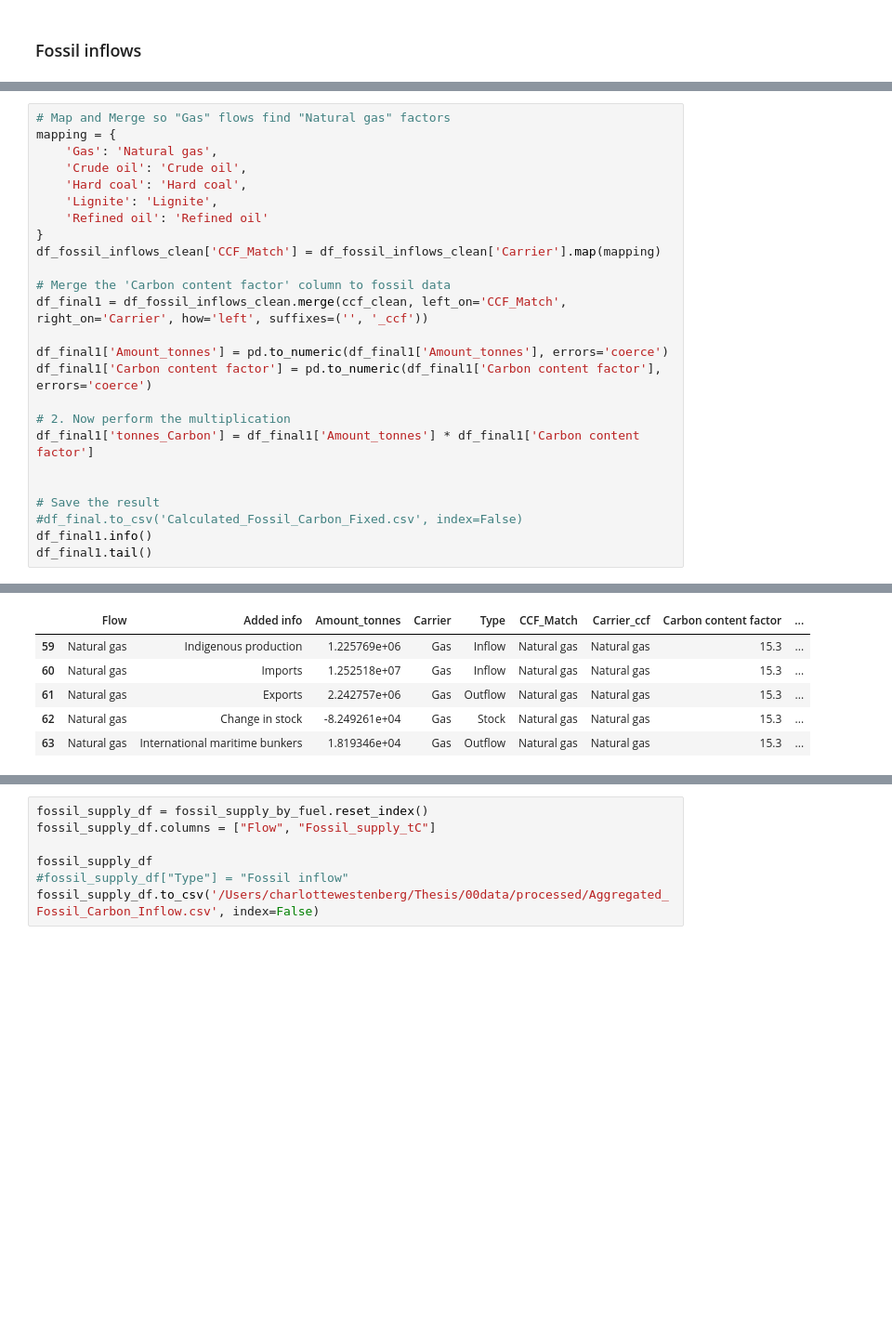
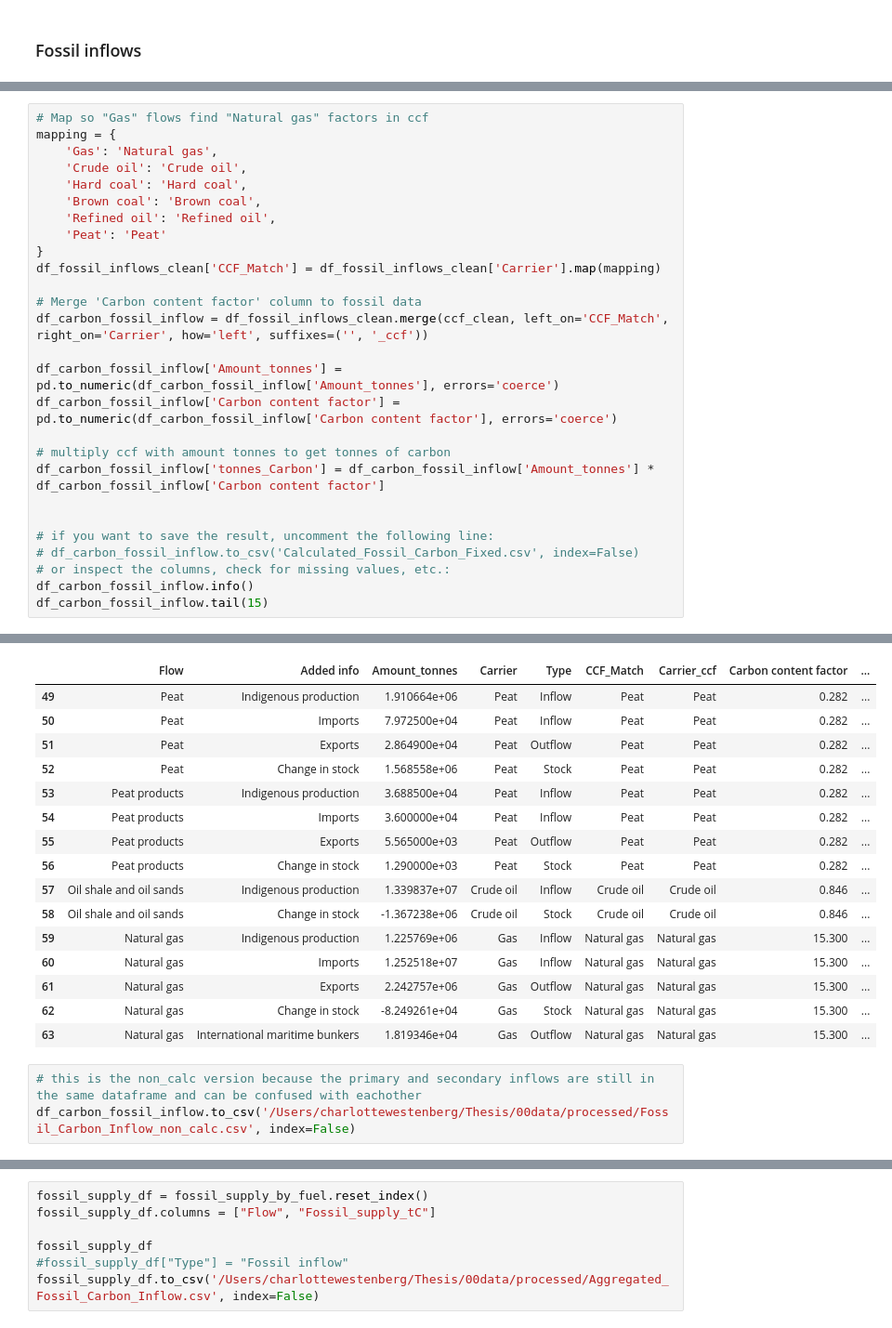
Before and after one commit to charliewestenberg/carbon-mfa-thesis, a Jupyter notebook: 01notebooks/01.2_data_cleaning.ipynb, the cells around one changed output, grey strips where cells are left out. Shown at 93% size. Saved outputs shown, nothing was run; the diff lists cells and outputs as text; blank space fills up the shorter version.

Commit message:
17/3 einde dag, foutjes uit de ccf gehaald. fossil inflow is nu goed.

```diff
--- a/01notebooks/01.2_data_cleaning.ipynb
+++ b/01notebooks/01.2_data_cleaning.ipynb
@@ -47,49 +77,64 @@ df_fossil_inflows_clean
 # %%
-# Map and Merge so "Gas" flows find "Natural gas" factors
+# Map so "Gas" flows find "Natural gas" factors in ccf
 mapping = {
     'Gas': 'Natural gas',
     'Crude oil': 'Crude oil',
     'Hard coal': 'Hard coal',
-    'Lignite': 'Lignite',
-    'Refined oil': 'Refined oil'
+    'Brown coal': 'Brown coal',
+    'Refined oil': 'Refined oil',
+    'Peat': 'Peat'
 }
 df_fossil_inflows_clean['CCF_Match'] = df_fossil_inflows_clean['Carrier'].map(mapping)
 
-# Merge the 'Carbon content factor' column to fossil data
-df_final1 = df_fossil_inflows_clean.merge(ccf_clean, left_on='CCF_Match', right_on='Carrier', how='left', suffixes=('', '_ccf'))
+# Merge 'Carbon content factor' column to fossil data
+df_carbon_fossil_inflow = df_fossil_inflows_clean.merge(ccf_clean, left_on='CCF_Match', right_on='Carrier', how='left', suffixes=('', '_ccf'))
 
-df_final1['Amount_tonnes'] = pd.to_numeric(df_final1['Amount_tonnes'], errors='coerce')
-df_final1['Carbon content factor'] = pd.to_numeric(df_final1['Carbon content factor'], errors='coerce')
+df_carbon_fossil_inflow['Amount_tonnes'] = pd.to_numeric(df_carbon_fossil_inflow['Amount_tonnes'], errors='coerce')
+df_carbon_fossil_inflow['Carbon content factor'] = pd.to_numeric(df_carbon_fossil_inflow['Carbon content factor'], errors='coerce')
 
-# 2. Now perform the multiplication
-df_final1['tonnes_Carbon'] = df_final1['Amount_tonnes'] * df_final1['Carbon content factor']
+# multiply ccf with amount tonnes to get tonnes of carbon
+df_carbon_fossil_inflow['tonnes_Carbon'] = df_carbon_fossil_inflow['Amount_tonnes'] * df_carbon_fossil_inflow['Carbon content factor']
 
 
-# Save the result
-#df_final.to_csv('Calculated_Fossil_Carbon_Fixed.csv', index=False)
-df_final1.info()
-df_final1.tail()
+# if you want to save the result, uncomment the following line:
+# df_carbon_fossil_inflow.to_csv('Calculated_Fossil_Carbon_Fixed.csv', index=False)
+# or inspect the columns, check for missing values, etc.:
+df_carbon_fossil_inflow.info()
+df_carbon_fossil_inflow.tail(15)
 # %% [output]
 <class 'pandas.DataFrame'>
 RangeIndex: 64 entries, 0 to 63
 Data columns (total 9 columns):
  #   Column                 Non-Null Count  Dtype
 ---  ------                 --------------  -----
  0   Flow                   64 non-null     str
  1   Added info             64 non-null     str
  2   Amount_tonnes          64 non-null     float64
  3   Carrier                64 non-null     str
  4   Type                   64 non-null     str
  5   CCF_Match              64 non-null     str
  6   Carrier_ccf            64 non-null     str
  7   Carbon content factor  64 non-null     float64
  8   tonnes_Carbon          64 non-null     float64
 dtypes: float64(3), str(6)
 memory usage: 4.6 KB
 |  | Flow | Added info | Amount_tonnes | Carrier | Type | CCF_Match | Carrier_ccf | Carbon content factor | ... |
-| 59 | Natural gas | Indigenous production | 1.225769e+06 | Gas | Inflow | Natural gas | Natural gas | 15.3 | ... |
-| 60 | Natural gas | Imports | 1.252518e+07 | Gas | Inflow | Natural gas | Natural gas | 15.3 | ... |
-| 61 | Natural gas | Exports | 2.242757e+06 | Gas | Outflow | Natural gas | Natural gas | 15.3 | ... |
-| 62 | Natural gas | Change in stock | -8.249261e+04 | Gas | Stock | Natural gas | Natural gas | 15.3 | ... |
-| 63 | Natural gas | International maritime bunkers | 1.819346e+04 | Gas | Outflow | Natural gas | Natural gas | 15.3 | ... |
+| 49 | Peat | Indigenous production | 1.910664e+06 | Peat | Inflow | Peat | Peat | 0.282 | ... |
+| 50 | Peat | Imports | 7.972500e+04 | Peat | Inflow | Peat | Peat | 0.282 | ... |
+| 51 | Peat | Exports | 2.864900e+04 | Peat | Outflow | Peat | Peat | 0.282 | ... |
+| 52 | Peat | Change in stock | 1.568558e+06 | Peat | Stock | Peat | Peat | 0.282 | ... |
+| 53 | Peat products | Indigenous production | 3.688500e+04 | Peat | Inflow | Peat | Peat | 0.282 | ... |
+| 54 | Peat products | Imports | 3.600000e+04 | Peat | Inflow | Peat | Peat | 0.282 | ... |
+| 55 | Peat products | Exports | 5.565000e+03 | Peat | Outflow | Peat | Peat | 0.282 | ... |
+| 56 | Peat products | Change in stock | 1.290000e+03 | Peat | Stock | Peat | Peat | 0.282 | ... |
+| 57 | Oil shale and oil sands | Indigenous production | 1.339837e+07 | Crude oil | Inflow | Crude oil | Crude oil | 0.846 | ... |
+| 58 | Oil shale and oil sands | Change in stock | -1.367238e+06 | Crude oil | Stock | Crude oil | Crude oil | 0.846 | ... |
+| 59 | Natural gas | Indigenous production | 1.225769e+06 | Gas | Inflow | Natural gas | Natural gas | 15.300 | ... |
+| 60 | Natural gas | Imports | 1.252518e+07 | Gas | Inflow | Natural gas | Natural gas | 15.300 | ... |
+| 61 | Natural gas | Exports | 2.242757e+06 | Gas | Outflow | Natural gas | Natural gas | 15.300 | ... |
+| 62 | Natural gas | Change in stock | -8.249261e+04 | Gas | Stock | Natural gas | Natural gas | 15.300 | ... |
+| 63 | Natural gas | International maritime bunkers | 1.819346e+04 | Gas | Outflow | Natural gas | Natural gas | 15.300 | ... |
+# %%
+# this is the non_calc version because the primary and secondary inflows are still in the same dataframe and can be confused with eachother
+df_carbon_fossil_inflow.to_csv('/Users/charlottewestenberg/Thesis/00data/processed/Fossil_Carbon_Inflow_non_calc.csv', index=False)
 # %%
```
Also changed, not shown: parts of 8 cells of this notebook, 2 other files.
